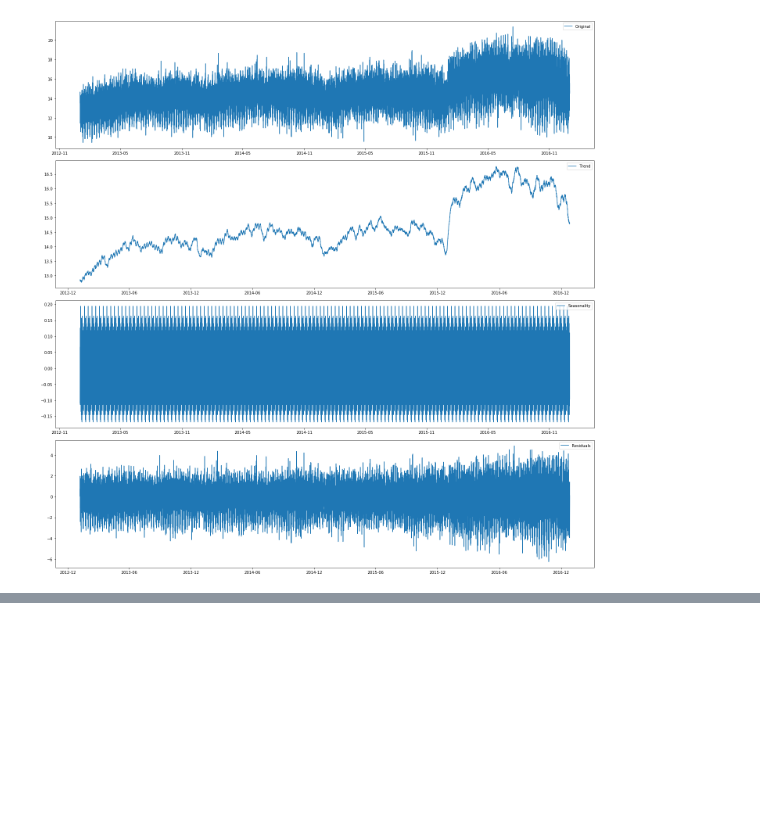
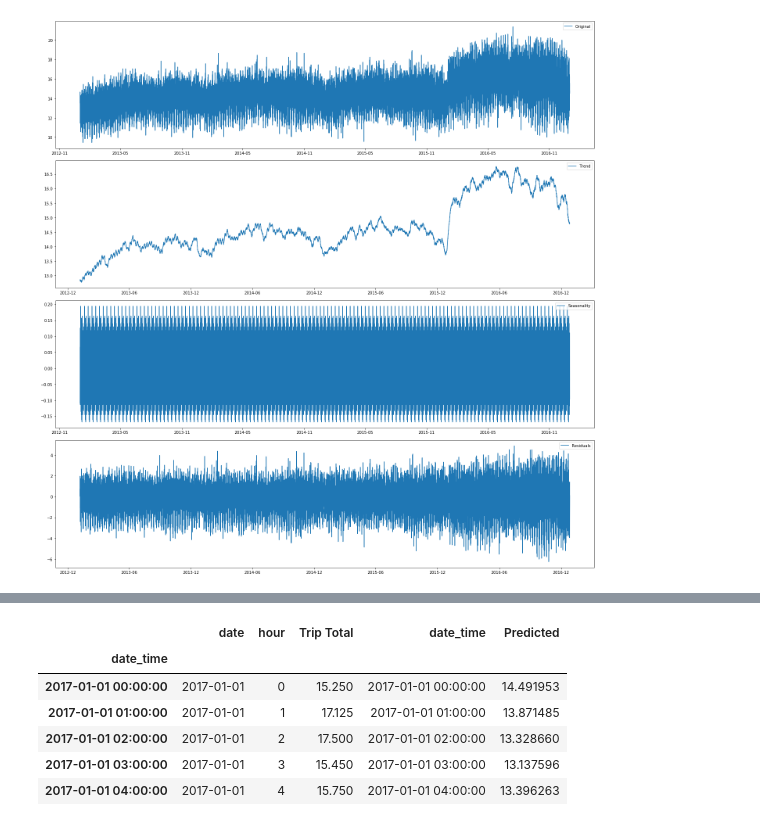
Before and after one commit to vineetgarg93/Chi-Town-Analytica, a Jupyter notebook: TSA.ipynb, the cells around one changed output, grey strips where cells are left out. Cells and saved outputs as stored; diff of their text form; code cells hidden in the pictures; blank space fills up the shorter version.

```diff
--- a/TSA.ipynb
+++ b/TSA.ipynb
@@ -166 +166,22 @@ forecast_data.head()
 5 rows × 22 columns
+# %%
+actual_data=pd.read_csv("Data/test.csv")
+test = actual_data[['date','hour','Fare','Trip Total','Trip Seconds']].groupby(['date','hour'],as_index=False).agg({'Fare':'median',\
+                                                                                              'Trip Total':'median',\
+                                                                                              'Trip Seconds':'median'})
+test=test[["date","hour","Trip Total"]]
+test["date_time"]=pd.to_datetime(test["date"]+" "+test["hour"].astype(str)+":00:00")
+test=test.set_index(pd.DatetimeIndex(test['date_time']))
+forecast_test=forecast_data[forecast_data.ds.dt.year==2017]
+forecast_test=forecast_test.set_index(pd.DatetimeIndex(forecast_test['ds']))
+forecast_test.head()
+test["Predicted"]=forecast_test["yhat"].values
+test.head()
+# %% [output]
+|  | date | hour | Trip Total | date_time | Predicted |
+| date_time |  |  |  |  |  |
+| 2017-01-01 00:00:00 | 2017-01-01 | 0 | 15.250 | 2017-01-01 00:00:00 | 14.491953 |
+| 2017-01-01 01:00:00 | 2017-01-01 | 1 | 17.125 | 2017-01-01 01:00:00 | 13.871485 |
+| 2017-01-01 02:00:00 | 2017-01-01 | 2 | 17.500 | 2017-01-01 02:00:00 | 13.328660 |
+| 2017-01-01 03:00:00 | 2017-01-01 | 3 | 15.450 | 2017-01-01 03:00:00 | 13.137596 |
+| 2017-01-01 04:00:00 | 2017-01-01 | 4 | 15.750 | 2017-01-01 04:00:00 | 13.396263 |
```
Also changed, not shown: parts of 5 cells of this notebook, 3 other files.
